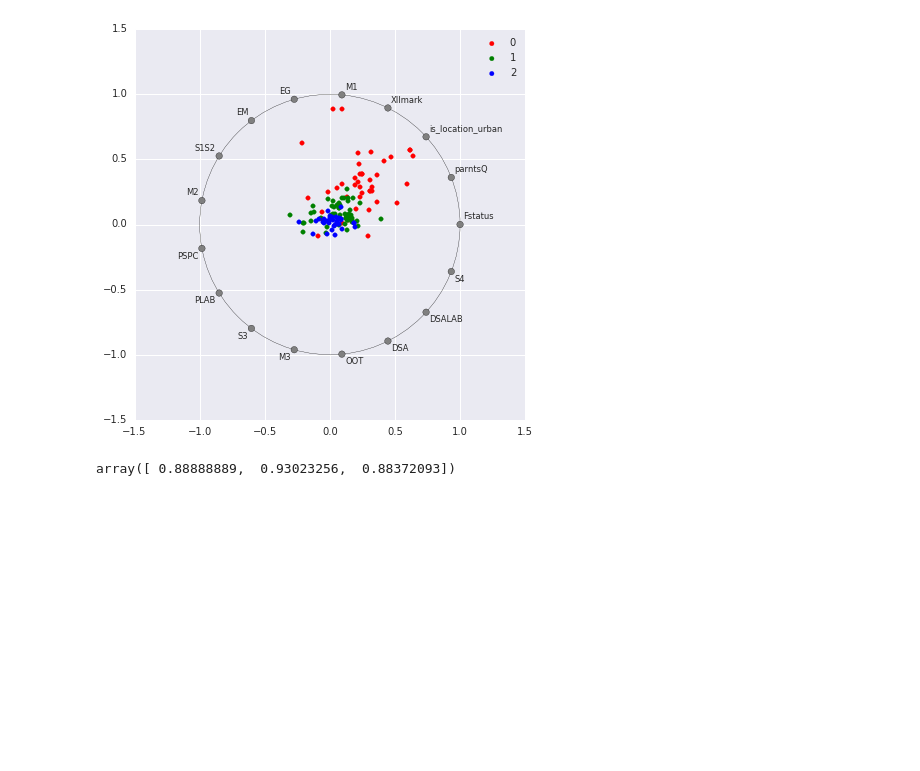
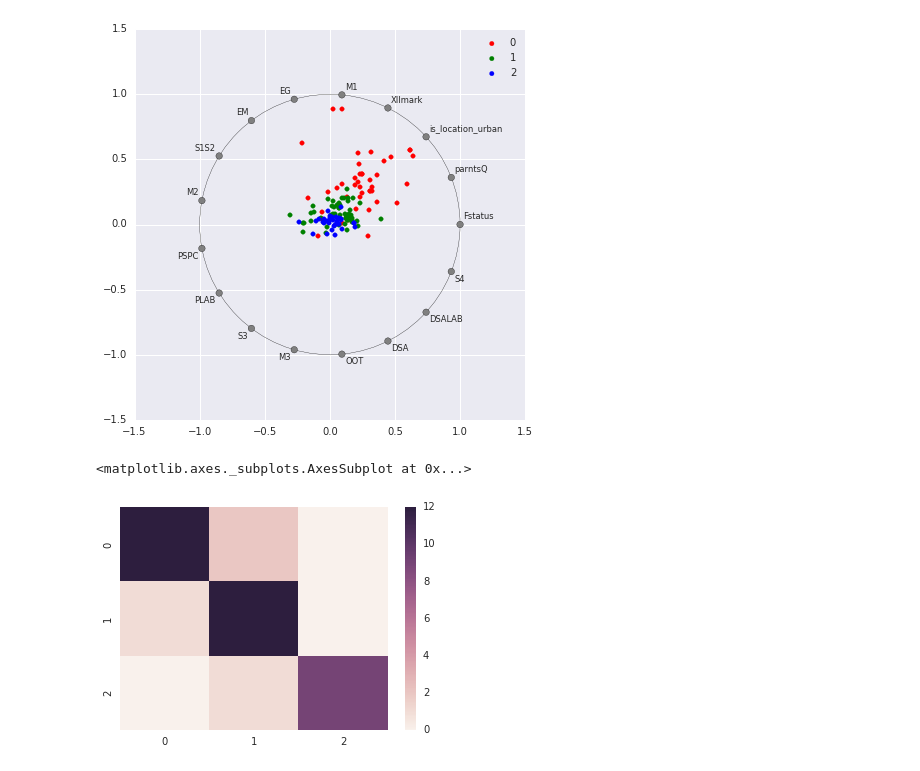
Before and after one commit to theSage21/notebooks, a Jupyter notebook: books/M_sherley/overall.ipynb, the cells around one changed output. Drawn from its saved outputs; the diff is of its cells as text; code cells hidden in the pictures; blank space fills up the shorter version.

```diff
--- a/books/M_sherley/overall.ipynb
+++ b/books/M_sherley/overall.ipynb
@@ -79,12 +79,16 @@ pd.tools.plotting.radviz(overall, 'class', color=['r', 'g', 'b'])
 # %% [output]
 <matplotlib.axes._subplots.AxesSubplot at 0x...>
 [figure]
-# %%
-clf = GaussianNB()
-crossval.cross_val_score(clf,
-                         overall.drop('class', 1),
-                         overall['class'],
-                         scoring='accuracy'
-                        )
-# %% [output]
-array([ 0.88888889,  0.93023256,  0.88372093])
+# %%
+clf = GaussianNB()
+
+mask = np.random.random(len(overall)) < 0.7
+train, validate = overall[mask], overall[~mask]
+
+clf.fit(train.drop('class', 1), train['class'])
+predictions = clf.predict(validate.drop('class', 1))
+
+sns.heatmap(confusion_matrix(validate['class'], predictions, labels=[0, 1, 2]))
+# %% [output]
+<matplotlib.axes._subplots.AxesSubplot at 0x...>
+[figure, added]
```
Also changed, not shown: parts of 1 cell of this notebook, 3 other files.
